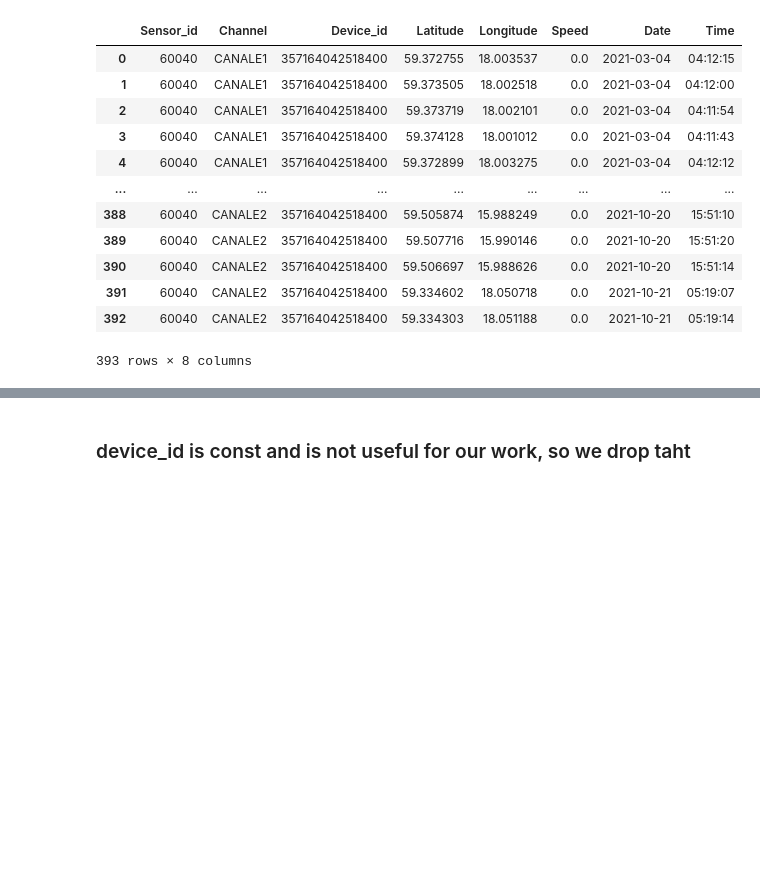
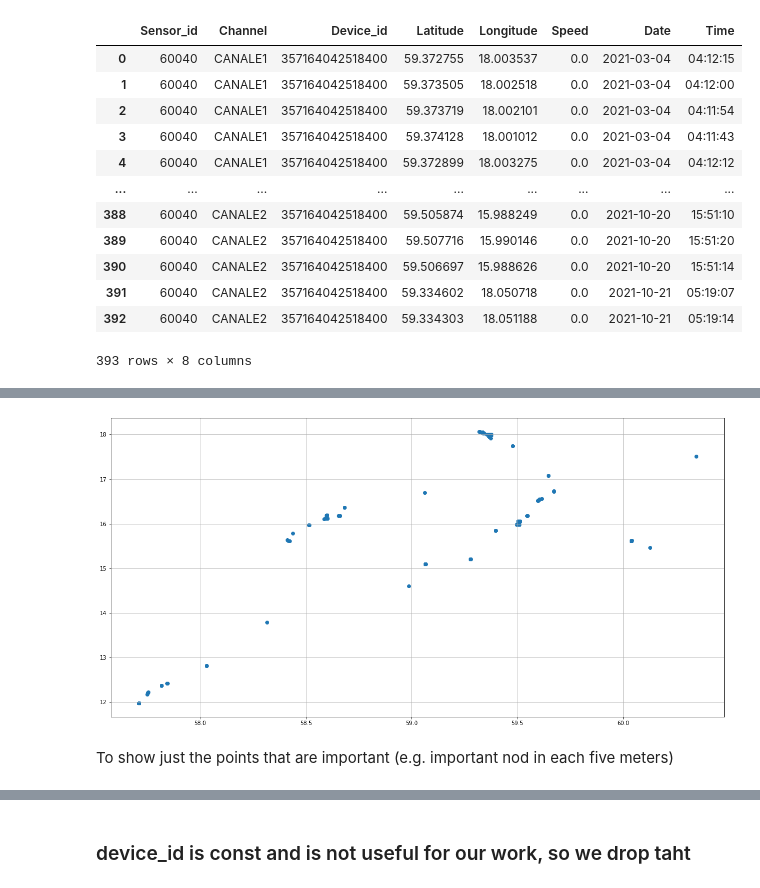
Before and after one commit to OmidSa75/Data_scinece-Smartset-overloads-PoliMI, a Jupyter notebook: main.ipynb, the cells around one changed output, grey strips where cells are left out. Cells and saved outputs as stored; diff of their text form; code cells hidden in the pictures; blank space fills up the shorter version.

```diff
--- a/main.ipynb
+++ b/main.ipynb
@@ -166,10 +198,8 @@ increase, decrease or remain constant
 
 df2 = pd.read_csv('357164042518400_THs.csv', delimiter=';', names=["Sensor_id", "Channel", "Device_id", "Latitude",
                                                                    "Longitude", "Speed", "Date", "Time"], skiprows=lambda x: x % 2 != 0)
-df2['Time'] = df2['Time'].apply(lambda x: str(
-    datetime.strptime(str(x), "%H%M%S").time()))
-df2['Date'] = df2['Date'].apply(lambda x: str(datetime.strptime(str(
-    x), "%Y%m%d").date()))
+df2['Time'] = df2['Time'].apply(lambda x: str(datetime.strptime(str(x), "%H%M%S").time()))
+df2['Date'] = df2['Date'].apply(lambda x: str(datetime.strptime(str(x), "%Y%m%d").date()))
 df2
 # %% [output]
 |  | Sensor_id | Channel | Device_id | Latitude | Longitude | Speed | Date | Time |
@@ -197,0 +248,6 @@ del df4, df3
+# %%
+mean_shift_2 = MeanShift(bandwidth=five_meter_degree)
+
+mean_shift_2.fit(df2[['Latitude', 'Longitude']].values)
+df2_clusters = mean_shift_2.labels_
+print(df2_clusters)
@@ -197,0 +272,10 @@ del df4, df3
+# %%
+df2_centers = mean_shift_2.cluster_centers_
+plt.figure(figsize=(20, 10))
+plt.scatter(df2_centers[:, 0], df2_centers[:, 1])
+plt.grid()
+plt.show()
+# %% [output]
+[figure, added]
+# %% [markdown]
+To show just the points that are important (e.g. important nod in each five meters)
```
Also changed, not shown: parts of 10 cells of this notebook.
